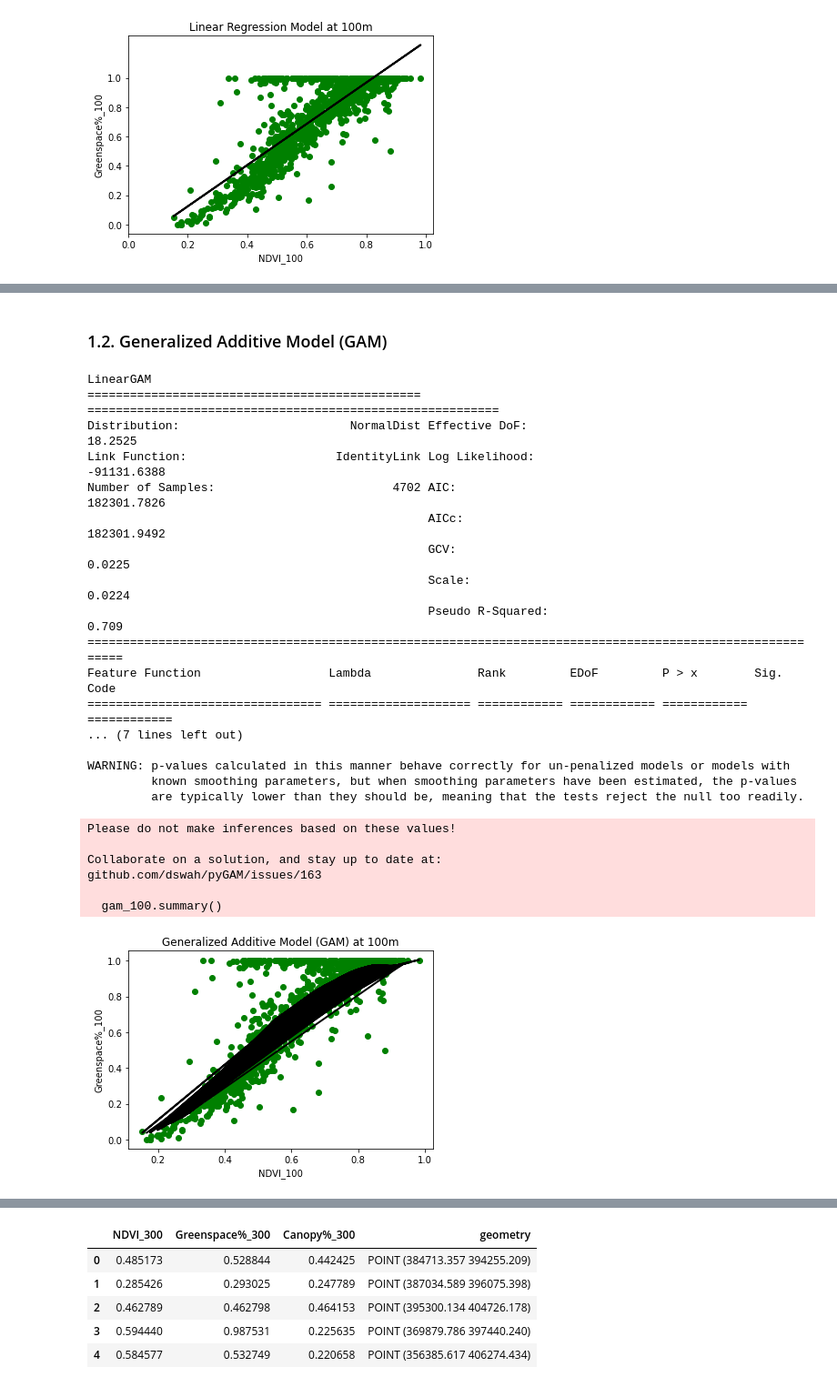
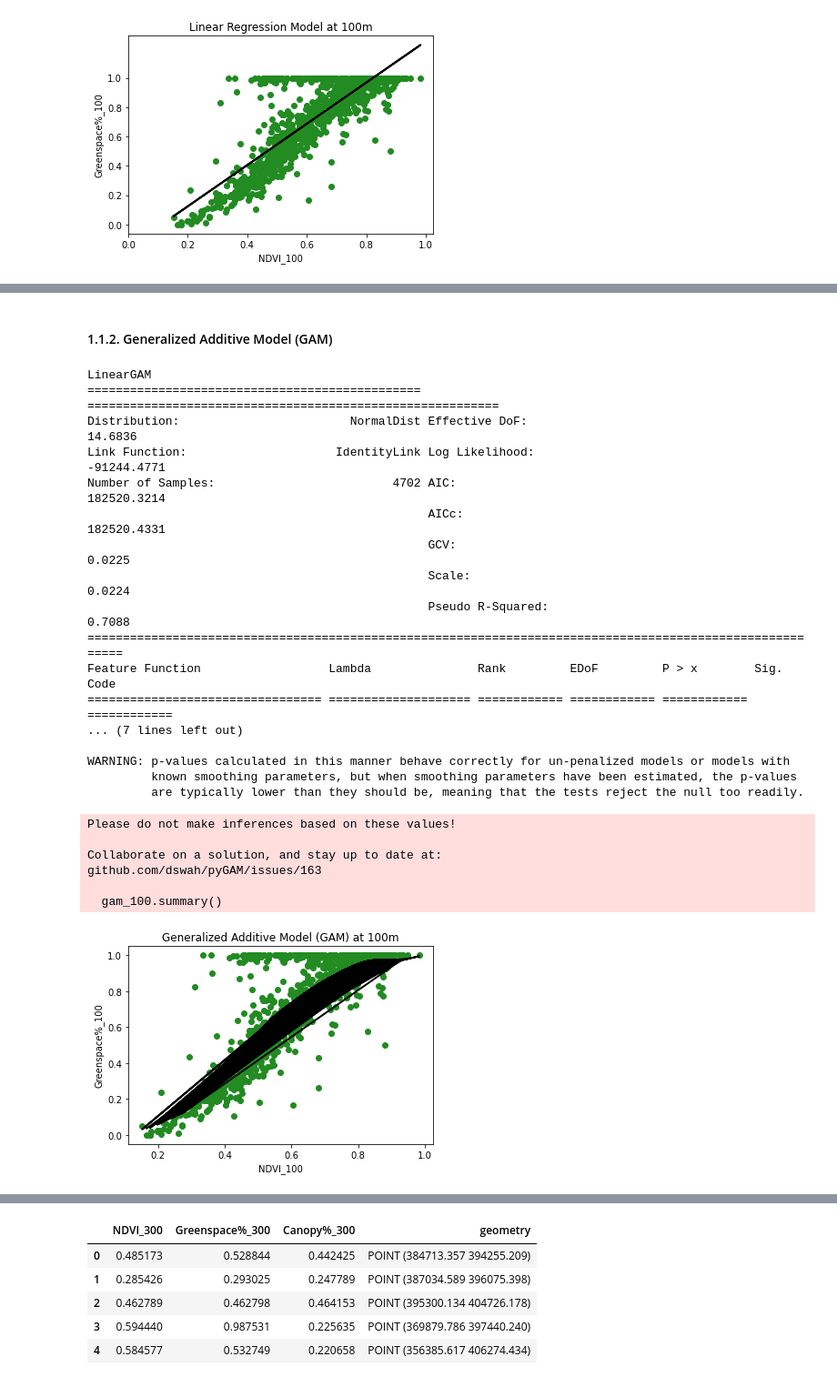
Before and after one commit to alexdelai/NDVI-dimist, a Jupyter notebook: greenspace_modelling.ipynb, the cells around one changed output, grey strips where cells are left out. Shown at 91% size. Saved outputs shown, nothing was run; the diff lists cells and outputs as text; code cells hidden in the pictures.

```diff
--- a/greenspace_modelling.ipynb
+++ b/greenspace_modelling.ipynb
@@ -116,2 +114,2 @@ plt.show()
 # %% [markdown]
-### 1.2. Generalized Additive Model (GAM)
+#### 1.1.2. Generalized Additive Model (GAM)
@@ -124,27 +116,33 @@ target_100 = pd.DataFrame(gdf_100, columns=['Greenspace%_100'])
 # %%
+# data/predictors as the NDVI_100
+df_100 = pd.DataFrame(gdf_100, columns=['NDVI_100'])
+
+# target as Greenspace%_100
+target_100 = pd.DataFrame(gdf_100, columns=['Greenspace%_100'])
+
 # define X and Y
 X = df_100
-y = target_100
+y = target_100['Greenspace%_100']
 
 # split independent and dependent variables into training and test data
 X_train, X_test, y_train, y_test = train_test_split(X, y, test_size=0.2, random_state=0)
 
 # fit GAM model
-gam_100 = LinearGAM(s(0, n_splines=25)).fit(X_train, y_train, weights=None)
-#gam_100 = gam_100.gridsearch(X_train, y_train)
+#gam_100 = LinearGAM(s(0, n_splines=25)).fit(X_train, y_train, weights=None)
+gam_100 = LinearGAM(s(0)).fit(X_train, y_train, weights=None)
 
 # check model statistics
 gam_100.summary()
 # %% [output]
 LinearGAM
 =============================================== ==========================================================
-Distribution:                        NormalDist Effective DoF:                                     18.2525
-Link Function:                     IdentityLink Log Likelihood:                                -91131.6388
-Number of Samples:                         4702 AIC:                                           182301.7826
-                                                AICc:                                          182301.9492
+Distribution:                        NormalDist Effective DoF:                                     14.6836
+Link Function:                     IdentityLink Log Likelihood:                                -91244.4771
+Number of Samples:                         4702 AIC:                                           182520.3214
+                                                AICc:                                          182520.4331
                                                 GCV:                                                0.0225
                                                 Scale:                                              0.0224
-                                                Pseudo R-Squared:                                    0.709
+                                                Pseudo R-Squared:                                   0.7088
 ==========================================================================================================
 Feature Function                  Lambda               Rank         EDoF         P > x        Sig. Code
 ================================= ==================== ============ ============ ============ ============
@@ -173,24 +171,24 @@ github.com/dswah/pyGAM/issues/163
 #plt.show()
 # %%
 # convert X_test and y_test to array values
-y_test = y_test.iloc[:, 0:1].values
+#y_test = y_test.iloc[:, 0:1].values
 X_test = X_test.iloc[:, 0:1].values
 
 # make predictions
 y_pred = gam_100.predict(X_test)
 # %%
 # plot output
-plt.scatter(X_test, y_test, color="green")
+plt.scatter(X_test, y_test, color="forestgreen")
 plt.plot(X_test, y_pred, color="black", linewidth=2)
 
 # set title, xlabel and ylabel
 plt.title('Generalized Additive Model (GAM) at 100m')
 plt.xlabel('NDVI_100')
 plt.ylabel('Greenspace%_100')
 
 # save the figure
-plt.savefig('thesis_project/visualizations/gam_100_plot.png', dpi=300, bbox_inches='tight')
+plt.savefig('thesis_project/visualizations/modelling/gam_ndvi_green_100_plot.png', dpi=300, bbox_inches='tight')
 
 plt.show()
 # %% [output]
-[figure, old version]
+[figure, new version]
```
Also changed, not shown: parts of 72 cells of this notebook.
